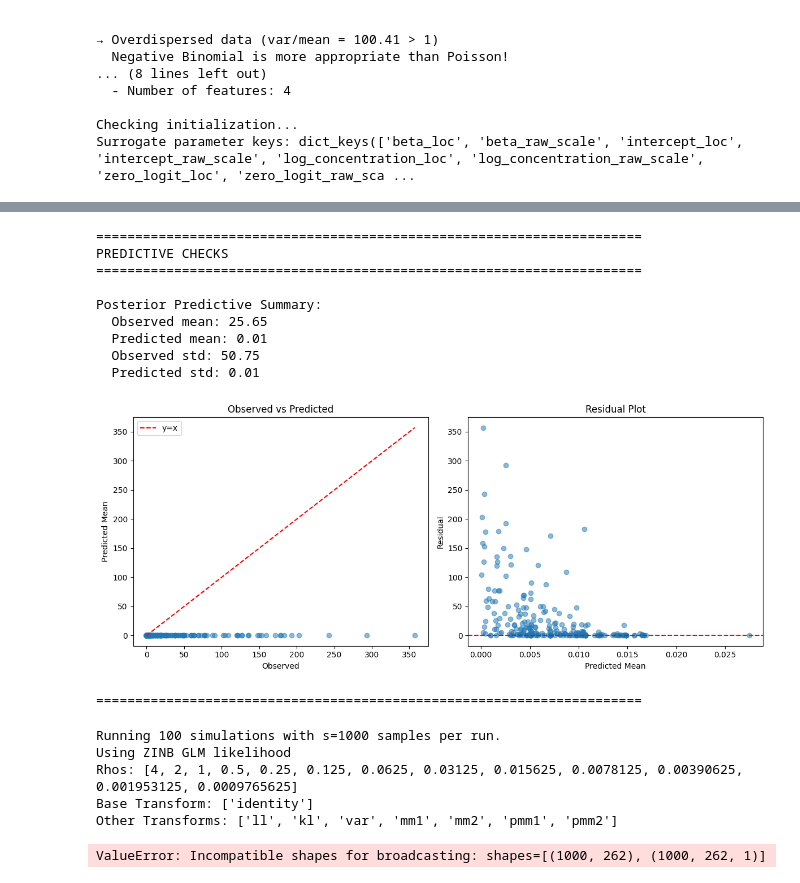
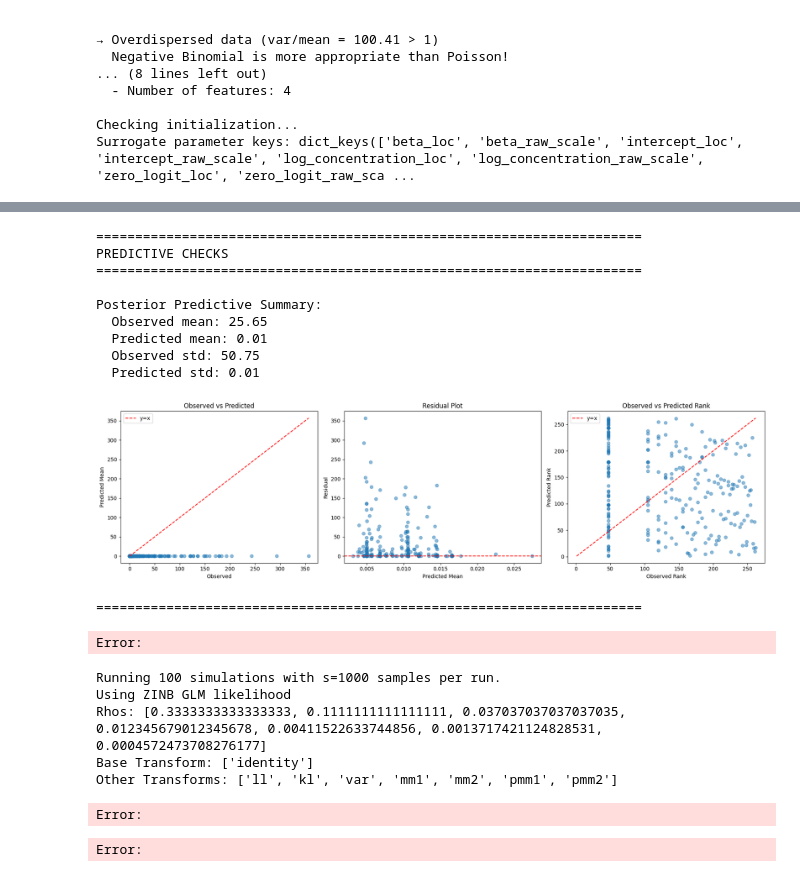
Before and after one commit to mederrata/bayesianquilts, a Jupyter notebook: notebooks/roach/negbin_regression.ipynb, the cells around one changed output, grey strips where cells are left out. Saved outputs shown, nothing was run; the diff lists cells and outputs as text; code cells hidden in the pictures.

Commit message:
shape fixes

```diff
--- a/notebooks/roach/negbin_regression.ipynb
+++ b/notebooks/roach/negbin_regression.ipynb
@@ -42,6 +42,8 @@ print(df.head())
 if 'Unnamed: 0' in df.columns:
     df = df.drop(columns=['Unnamed: 0'])
 
+df['roach1'] = 0.01 * df['roach1']
+
 # Target
 y_data = df['y'].values
 
@@ -51,10 +53,10 @@ X_df = df.drop(columns=['y'])
 X_data = X_df.values.astype(np.float32)
 
 # Normalize features
-mean = X_data.mean(axis=0)
-std = X_data.std(axis=0)
-X_data = (X_data - mean) / std
-print('Features normalized (mean=0, std=1)')
+    # mean = X_data.mean(axis=0)
+    # std = X_data.std(axis=0)
+    # X_data = (X_data - mean) / std
+    #print('Features NOT normalized')
 y_data = y_data.astype(np.float32)
 
 print(f'X shape: {X_data.shape}, y shape: {y_data.shape}')
@@ -99,7 +100,9 @@ print(f'\nUsing zero-inflated model: {use_zero_inflated} ({zero_pct:.1f}% zeros)
 model = NegativeBinomialRegression(
     input_dim=X_data.shape[1],
     zero_inflated=use_zero_inflated,
-    dtype=jnp.float32
+    prior_scale_beta=10.0,
+    prior_scale_intercept=10.0,
+    dtype=jnp.float64
 )
 
 print(f'\nModel: NegativeBinomialRegression (GLM)')
@@ -502,40 +493,53 @@ print(f'  Observed std: {y_data.std():.2f}')
 print(f'  Predicted std: {pred_means.std():.2f}')
 
 # Plot
-fig, axes = plt.subplots(1, 2, figsize=(12, 5))
+fig, axes = plt.subplots(1, 3, figsize=(18, 5))
 
 # Observed vs Predicted
 axes[0].scatter(y_data, pred_mean, alpha=0.5)
 axes[0].plot([y_data.min(), y_data.max()], [y_data.min(), y_data.max()], 'r--', label='y=x')
 axes[0].set_xlabel('Observed')
 axes[0].set_ylabel('Predicted Mean')
 axes[0].set_title('Observed vs Predicted')
 axes[0].legend()
 
 # Residuals
 residuals = y_data - pred_mean
 axes[1].scatter(pred_mean, residuals, alpha=0.5)
 axes[1].axhline(0, color='r', linestyle='--')
 axes[1].set_xlabel('Predicted Mean')
 axes[1].set_ylabel('Residual')
 axes[1].set_title('Residual Plot')
 
+
+# Observed vs Predicted Rank
+obs_rank = pd.Series(y_data.flatten()).rank(method='average')
+pred_rank = pd.Series(pred_mean).rank(method='average')
+axes[2].scatter(obs_rank, pred_rank, alpha=0.5)
+axes[2].plot([min(obs_rank.min(), pred_rank.min()), max(obs_rank.max(), pred_rank.max())],
+                [min(obs_rank.min(), pred_rank.min()), max(obs_rank.max(), pred_rank.max())], 'r--', label='y=x')
+axes[2].set_xlabel('Observed Rank')
+axes[2].set_ylabel('Predicted Rank')
+axes[2].set_title('Observed vs Predicted Rank')
+axes[2].legend()
+
 plt.tight_layout()
 plt.show()
 
 print('\n' + '='*70)
 # %% [output]
 ======================================================================
 PREDICTIVE CHECKS
 ======================================================================
 
 Posterior Predictive Summary:
   Observed mean: 25.65
   Predicted mean: 0.01
   Observed std: 50.75
   Predicted std: 0.01
-[figure, old version]
+[figure, new version]
 ======================================================================
+Error:
 # %%
 # AIS LOO-CV Simulation
 import pandas as pd
@@ -549,7 +553,7 @@ ais_sampler = AdaptiveImportanceSampler(likelihood_fn=likelihood_fn)
 
 n_simulations = 100
 n_samples = 1000
-rhos = [ 2**-r for r in range(-2, 11) ]
+rhos = [ 3**-r for r in range(1, 8) ]
 
 # Split transformations
 base_transform = ['identity']
@@ -595,7 +599,7 @@ for i in tqdm(range(n_simulations), desc="Simulations"):
 
     # 3. Process problematic points
     if len(idx_bad) > 0:
-        batch_size = 16
+        batch_size = 4
         num_batches = int(np.ceil(len(idx_bad) / batch_size))
 
         for b in range(num_batches):
@@ -672,7 +676,8 @@ for col in df_sims.columns:
 # %% [output]
 Running 100 simulations with s=1000 samples per run.
 Using ZINB GLM likelihood
-Rhos: [4, 2, 1, 0.5, 0.25, 0.125, 0.0625, 0.03125, 0.015625, 0.0078125, 0.00390625, 0.001953125, 0.0009765625]
+Rhos: [0.3333333333333333, 0.1111111111111111, 0.037037037037037035, 0.012345679012345678, 0.00411522633744856, 0.0013717421124828531, 0.0004572473708276177]
 Base Transform: ['identity']
 Other Transforms: ['ll', 'kl', 'var', 'mm1', 'mm2', 'pmm1', 'pmm2']
-ValueError: Incompatible shapes for broadcasting: shapes=[(1000, 262), (1000, 262, 1)]
+Error:
+Error:
```
Also changed, not shown: parts of 4 cells of this notebook, 5 other files.
